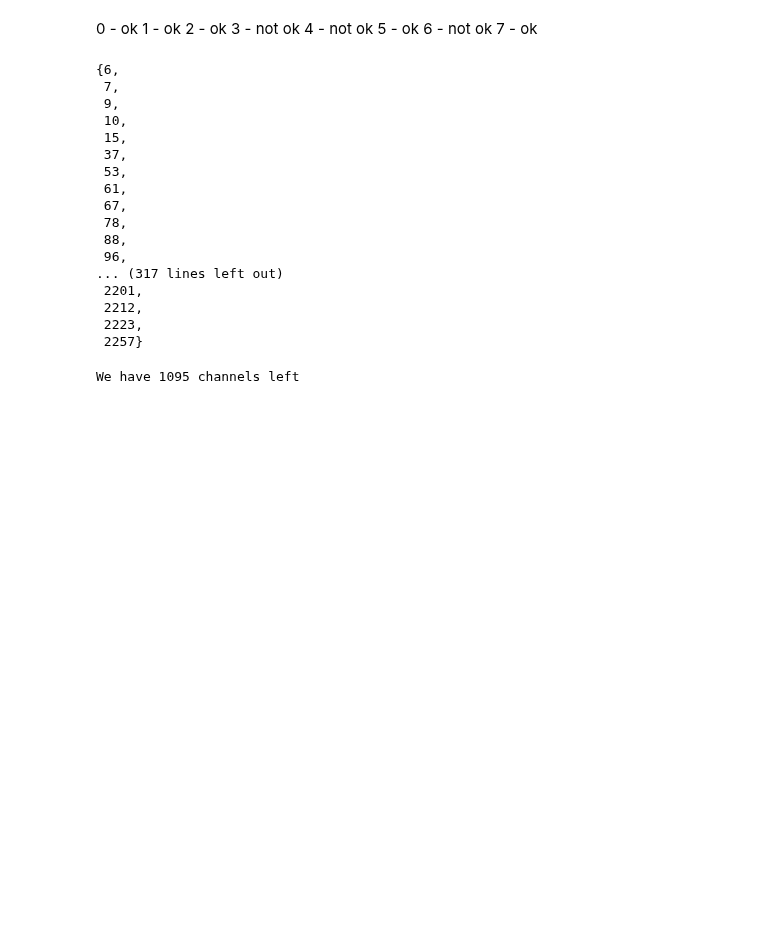
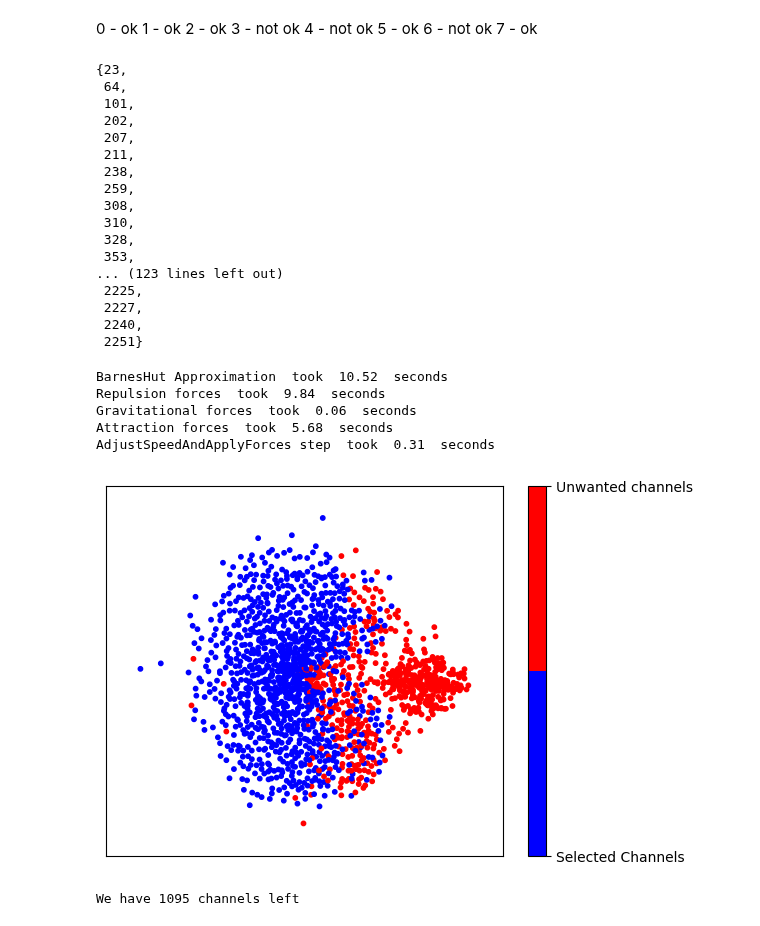
Before and after one commit to epfl-ada/ada-2022-project-adamantiumforgers, a Jupyter notebook: large_clustering_fix.ipynb, the cells around one changed output. Saved outputs shown, nothing was run; the diff lists cells and outputs as text; code cells hidden in the pictures; blank space fills up the shorter version.

```diff
--- a/large_clustering_fix.ipynb
+++ b/large_clustering_fix.ipynb
@@ -66,22 +56,31 @@ Community number 7 has 430 members
 6 - not ok
 7 - ok
 # %%
-display(louvain_partitions[0])
+display(louvain_partitions[2])
 # %% [output]
-{6,
- 7,
- 9,
- 10,
- 15,
- 37,
- 53,
- 61,
- 67,
- 78,
- 88,
- 96,
-... (317 lines left out)
- 2201,
- 2212,
- 2223,
- 2257}
+{23,
+ 64,
+ 101,
+ 202,
+ 207,
+ 211,
+ 238,
+ 259,
+ 308,
+ 310,
+ 328,
+ 353,
+... (123 lines left out)
+ 2225,
+ 2227,
+ 2240,
+ 2251}
+# %%
+forceatlas2 = ForceAtlas2(gravity=0)
+posses = forceatlas2.forceatlas2_networkx_layout(G,iterations=1000)
+# %% [output]
+BarnesHut Approximation  took  10.52  seconds
+Repulsion forces  took  9.84  seconds
+Gravitational forces  took  0.06  seconds
+Attraction forces  took  5.68  seconds
+AdjustSpeedAndApplyForces step  took  0.31  seconds
@@ -88,3 +102,14 @@ display(louvain_partitions[0])
+# %%
+nc = nx.draw_networkx_nodes(G, node_size=10, node_color=[G.nodes[n]["louvain"] for n in G.nodes], cmap=cmap, pos=posses)
+ec = nx.draw_networkx_edges(G, width=0.0000, pos=posses)
+
+#nx.draw_networkx(G, node_size=10, node_color=[G.nodes[n]["louvain"] for n in G.nodes], cmap='bwr', with_labels=False, width=0.0005,pos=posses)
+cb = plt.colorbar(nc, ticks=[0,1])
+#cb = plt.colorbar(nc)
+
+yt = cb.ax.set_yticklabels(['Selected Channels', 'Unwanted channels'])
+# %% [output]
+[figure, added]
 # %%
 filtered_channels = list(louvain_partitions[0])
 filtered_channels = filtered_channels + (list(louvain_partitions[1]))
```
Also changed, not shown: parts of 9 cells of this notebook.
